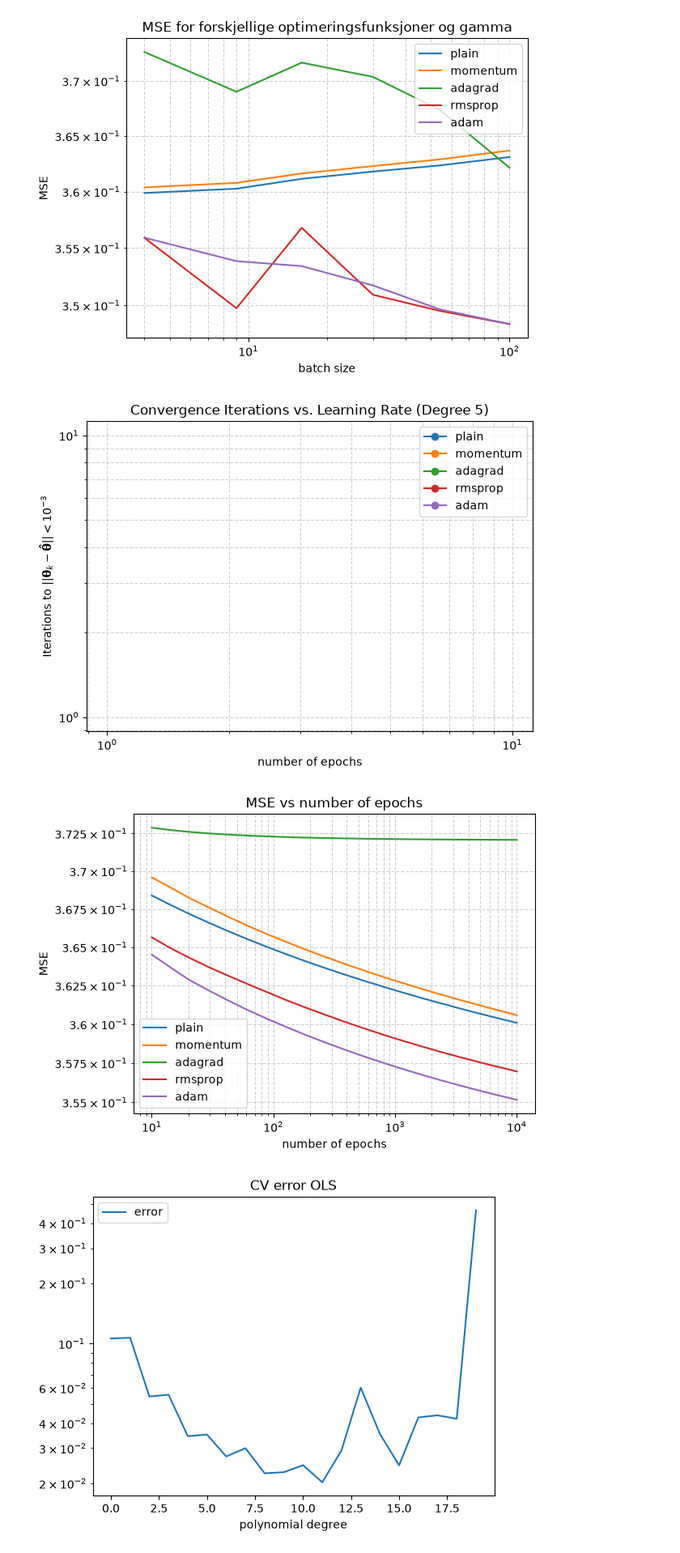
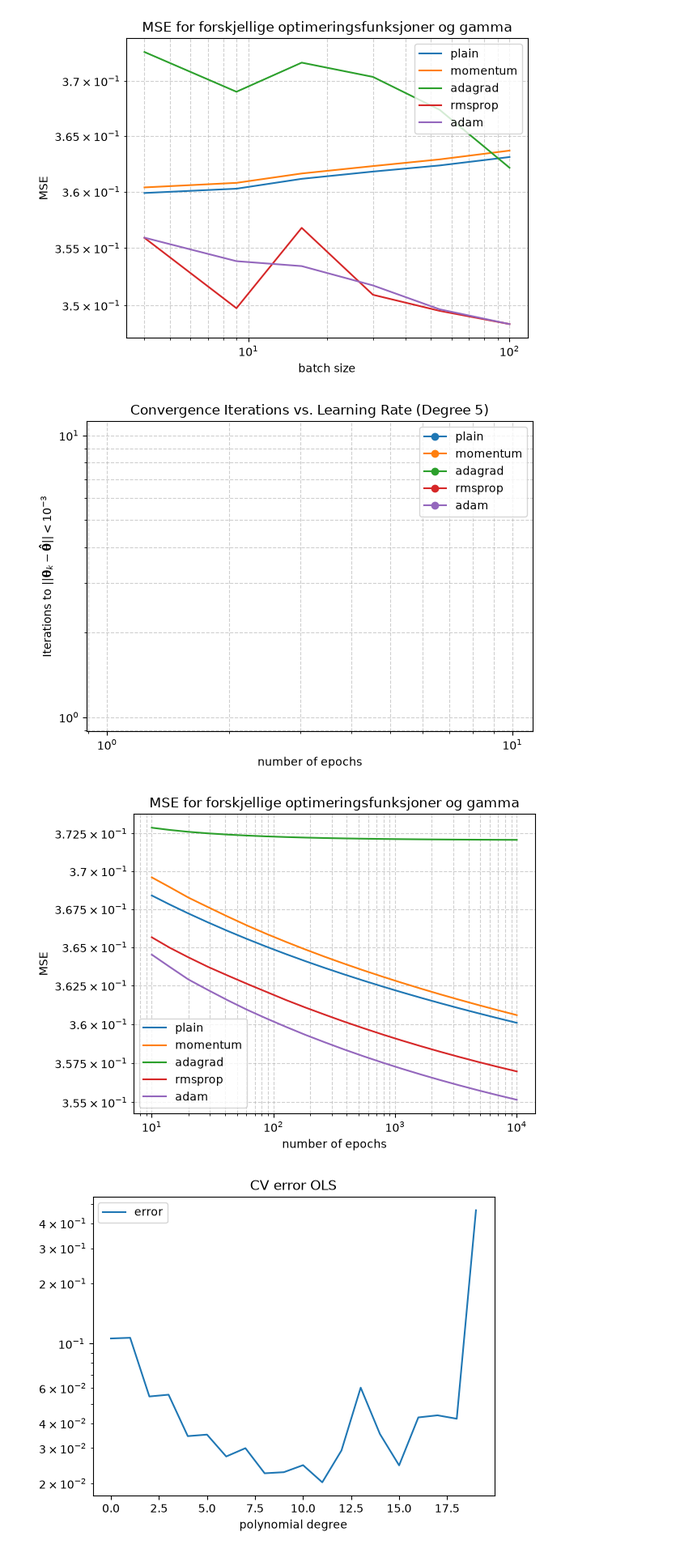
Before and after one commit to joska223/FYS-STK-4155-Prosjekt-1, a Jupyter notebook: prosjekt_1.ipynb, the cells around one changed output. Shown at 81% size. Cells and saved outputs as stored; diff of their text form; code cells hidden in the pictures.

```diff
--- a/prosjekt_1.ipynb
+++ b/prosjekt_1.ipynb
@@ -1435,39 +1435,36 @@ for j, method in enumerate (methods):
         converged_steps = np.where(distances < target_tol)[0]
 
         if len(converged_steps) > 0:
             iterations_to_target[i] = converged_steps[0]
         else:
             # Set to max_iters (or np.nan) to indicate non-convergence
             iterations_to_target[i] = np.nan
 
         mse[j][i] = np.mean((y2 - X5@history[-1])**2)
         if mse[j][i] >1:
             mse[j][i] = np.nan
 
     plt.loglog(n_epochs_list, iterations_to_target, marker="o", label=method)
 
-closed_form_mse = np.mean((y2-X5@theta_exact_5)**2)
-
 plt.xlabel(r"number of epochs")
 plt.ylabel(r"Iterations to $||\mathbf{\theta}_k - \mathbf{\hat{\theta}}|| < 10^{-3}$")
 plt.title("Convergence Iterations vs. Learning Rate (Degree 5)")
 plt.grid(True, which="both", linestyle="--", alpha=0.6)
 plt.legend()
 plt.tight_layout()
 plt.show()
 
 for i, method in enumerate(methods):
     plt.loglog(n_epochs_list, mse[i,:])
-plt.loglog(gammas, closed_form_mse*np.ones(len(gammas)), linestyle = "--")
 plt.grid(True, which="both", linestyle="--", alpha=0.6)
-plt.title("MSE vs number of epochs")
-plt.legend(methods+["closed form mse"])
+plt.title("MSE for forskjellige optimeringsfunksjoner og gamma")
+plt.legend(methods)
 plt.xlabel("number of epochs")
 plt.ylabel("MSE")
 plt.show()
 # %% [output]
 [figure]
-[figure, old version]
+[figure, new version]
 # %%
 #i
 #from sklearn.model_selection import train_test_split, KFold, cross_val_score
```
Also changed, not shown: 1 other file.
